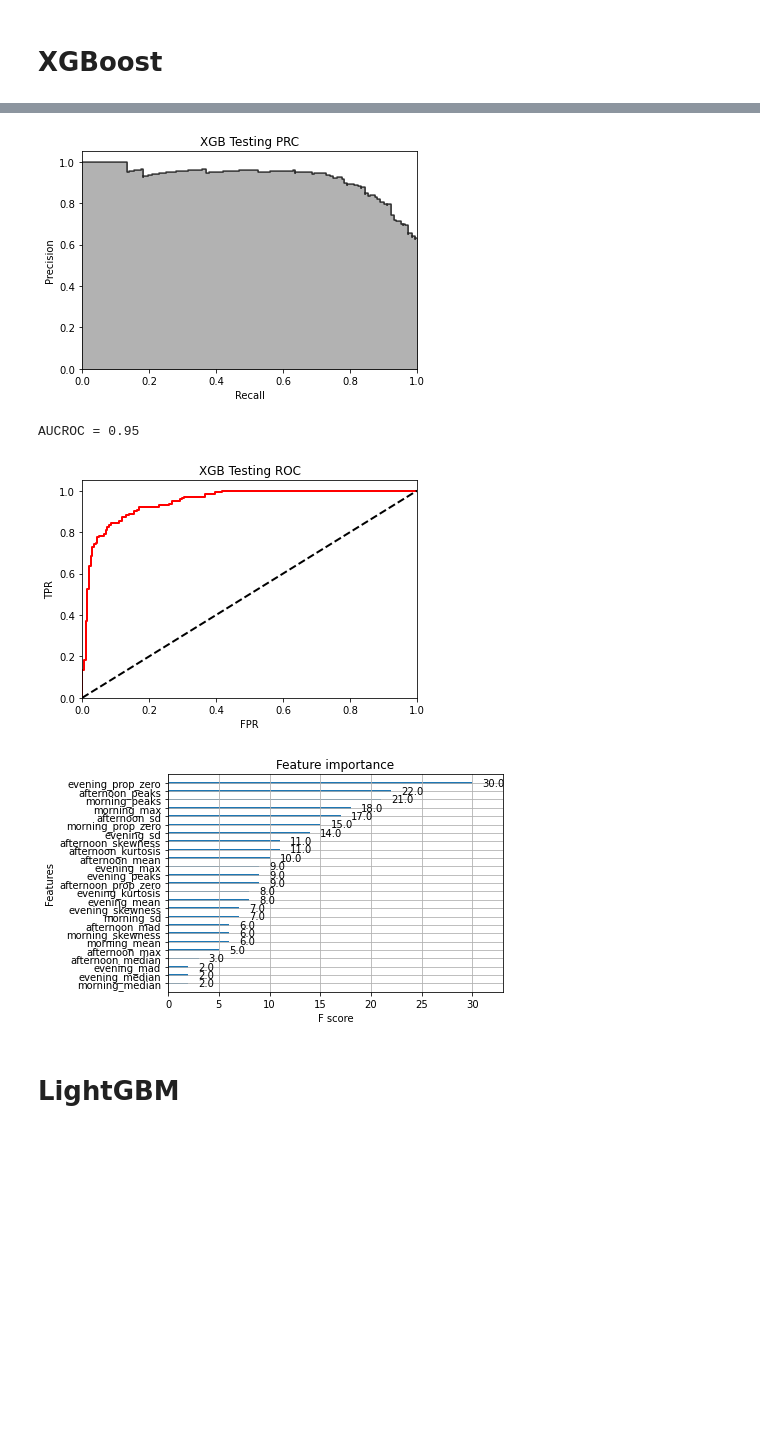
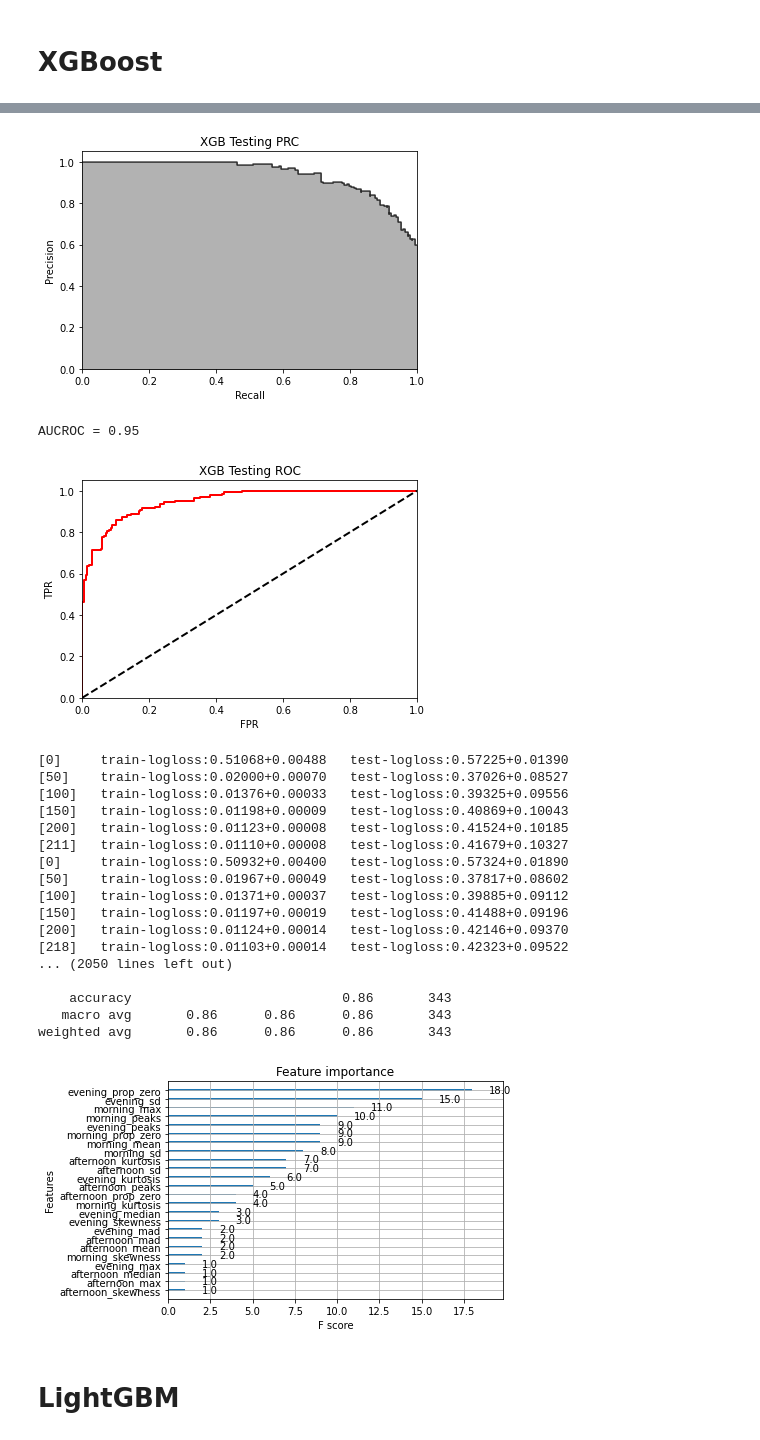
Before and after one commit to fellipepf/final-project-datascience-mtu, a Jupyter notebook: code/paper_baseline_experiment/baseline-experiments_new_features.ipynb, the cells around one changed output, grey strips where cells are left out. Cells and saved outputs as stored; diff of their text form; code cells hidden in the pictures; blank space fills up the shorter version.

```diff
--- a/code/paper_baseline_experiment/baseline-experiments_new_features.ipynb
+++ b/code/paper_baseline_experiment/baseline-experiments_new_features.ipynb
@@ -255,11 +259,14 @@ auc_roc           = plot_roc_curve( logreg_y_preds, logreg_y_trues, "LogReg Cros
 plot_prc_curve( logreg_test_preds, Y_TEST, "LogReg Testing PRC" )
 plot_roc_curve( logreg_test_preds, Y_TEST, "LogReg Testing ROC" )
 
+metric_mattews_coef = matthews_corrcoef(logreg_y_trues, logreg_y_preds.round())
+
 
 #collect the result
 row_stats = {'classifier': "Logistic Regression",
              'Average Precision': average_precision,
              'AUCROC': auc_roc,
+             'Mattews Correlation Coef': metric_mattews_coef,
              'testset_size': testset_size}
 df_result = df_result.append(row_stats, ignore_index=True )
 
@@ -342,7 +349,7 @@ rfc_test_preds = rfc_pred_func( rfc, X_TEST )
 
 #Leave one out
 rfc_loo = RandomForestClassifier(**_PARAMS_RFC)
-rfc_loo, rfc_y_preds_loo, rfc_y_trues_loo = leave_one_out( logreg_train_func, logreg_pred_func, rfc_loo )
+rfc_loo, rfc_y_preds_loo, rfc_y_trues_loo = leave_one_out( rfc_train_func, rfc_pred_func, rfc_loo )
 print(classification_report(rfc_y_trues_loo, rfc_y_preds_loo.round()))
 
 dict_report = classification_report(rfc_y_trues_loo, rfc_y_preds_loo.round(), output_dict=True)
@@ -363,12 +370,14 @@ auc_roc           = plot_roc_curve( rfc_y_preds, rfc_y_trues, "RFC Cross-Vaidati
 plot_prc_curve( rfc_test_preds, Y_TEST, "RFC Testing PRC" )
 plot_roc_curve( rfc_test_preds, Y_TEST, "RFC Testing ROC" )
 
+metric_mattews_coef = matthews_corrcoef(rfc_y_trues, rfc_y_preds.round())
 
 
 #collect the result
 row_stats = {'classifier': "Random Forest",
              'Average Precision': average_precision,
              'AUCROC': auc_roc,
+             'Mattews Correlation Coef': metric_mattews_coef,
              'testset_size': testset_size}
 df_result = df_result.append(row_stats, ignore_index=True )
 
@@ -453,7 +462,7 @@ dtc_test_preds = dtc_pred_func( dtc, X_TEST )
 
 #Leave one out
 dtc_loo = RandomForestClassifier(**_PARAMS_RFC)
-dtc_loo, dtc_y_preds_loo, dtc_y_trues_loo = leave_one_out( logreg_train_func, logreg_pred_func, dtc_loo )
+dtc_loo, dtc_y_preds_loo, dtc_y_trues_loo = leave_one_out( dtc_train_func, dtc_pred_func, dtc_loo )
 print(classification_report(dtc_y_trues_loo, dtc_y_preds_loo.round()))
 
 dict_report = classification_report(dtc_y_trues_loo, dtc_y_preds_loo.round(), output_dict=True)
@@ -578,6 +587,23 @@ plot_roc_curve( xgb_test_preds, Y_TEST, "XGB Testing ROC" )
 
 
 
+#Leave one out
+
+xgb_loo, xgb_y_preds_loo, xgb_y_trues_loo = leave_one_out( xgb_train_func, xgb_pred_func )
+print(classification_report(xgb_y_trues_loo, xgb_y_preds_loo.round()))
+
+dict_report = classification_report(xgb_y_trues_loo, xgb_y_preds_loo.round(), output_dict=True)
+for key, value in dict_report.items():
+    row_loo = {"Classifier": "XGBoost" }
+    if isinstance(value, dict):
+        row_loo["Class"] = get_name_from_value(key)
+        row_loo.update(value)
+
+        #collect the result for leave one out
+        df_leave_one_out = df_leave_one_out.append(row_loo, ignore_index=True )
+
+metric_mattews_coef = matthews_corrcoef(rfc_y_trues, rfc_y_preds.round())
+
 #collect the result
 row_stats = {'classifier': "XGBoot",
              'Average Precision': average_precision,
@@ -623,7 +649,24 @@ Average Precision = 0.92
-[figure, old version]
+[figure, new version]
 AUCROC = 0.95
-[figure, old version]
+[figure, new version]
+[0]     train-logloss:0.51068+0.00488   test-logloss:0.57225+0.01390
+[50]    train-logloss:0.02000+0.00070   test-logloss:0.37026+0.08527
+[100]   train-logloss:0.01376+0.00033   test-logloss:0.39325+0.09556
+[150]   train-logloss:0.01198+0.00009   test-logloss:0.40869+0.10043
+[200]   train-logloss:0.01123+0.00008   test-logloss:0.41524+0.10185
+[211]   train-logloss:0.01110+0.00008   test-logloss:0.41679+0.10327
+[0]     train-logloss:0.50932+0.00400   test-logloss:0.57324+0.01890
+[50]    train-logloss:0.01967+0.00049   test-logloss:0.37817+0.08602
+[100]   train-logloss:0.01371+0.00037   test-logloss:0.39885+0.09112
+[150]   train-logloss:0.01197+0.00019   test-logloss:0.41488+0.09196
+[200]   train-logloss:0.01124+0.00014   test-logloss:0.42146+0.09370
+[218]   train-logloss:0.01103+0.00014   test-logloss:0.42323+0.09522
+... (2050 lines left out)
+
+    accuracy                           0.86       343
+   macro avg       0.86      0.86      0.86       343
+weighted avg       0.86      0.86      0.86       343
-[figure, old version]
+[figure, new version]
 # %% [markdown]
 # LightGBM
 # %%
```
Also changed, not shown: parts of 12 cells of this notebook, 1 other file.
